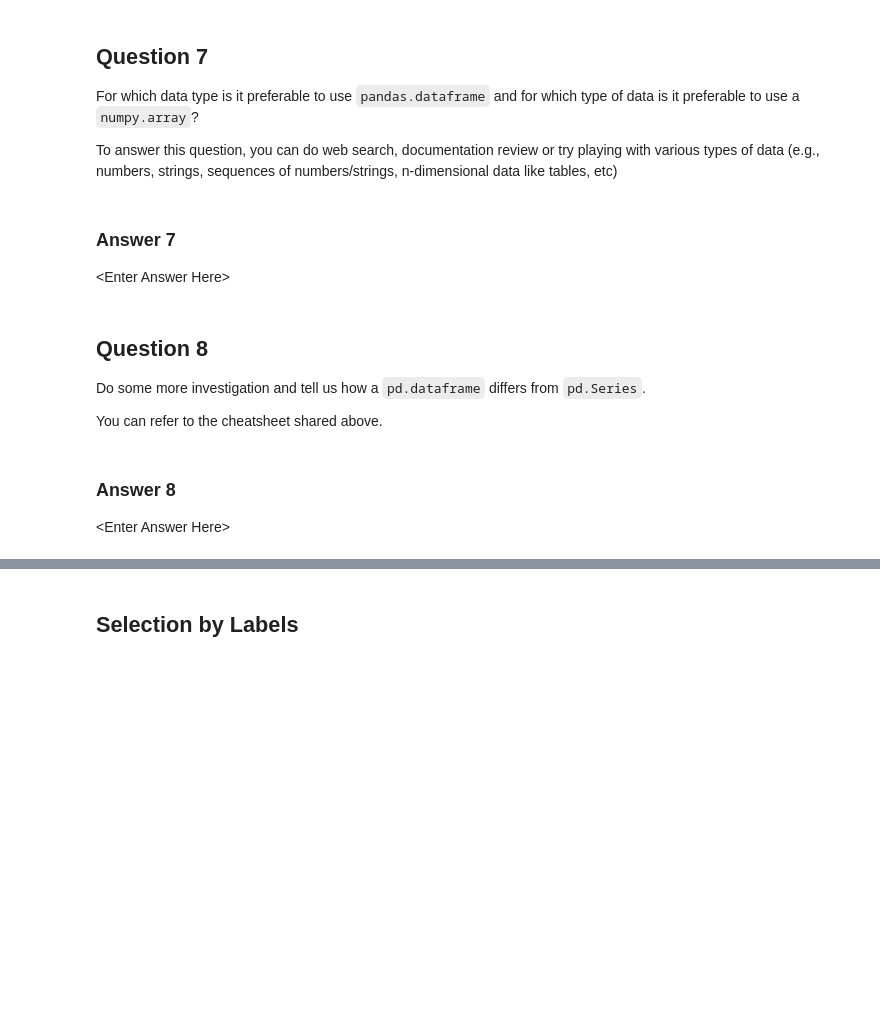
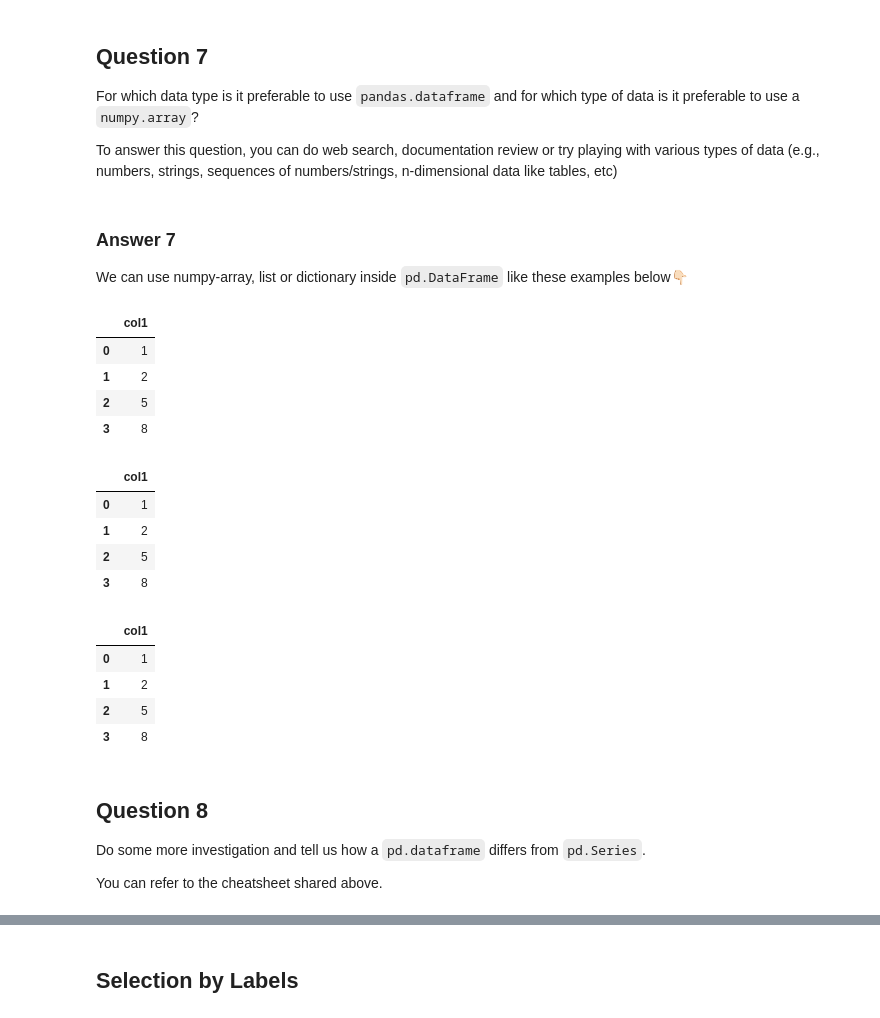
Before and after one commit to HabibaShera/spring_2023_vail-HabibaShera, a Jupyter notebook: Day_00/Getting_Started.ipynb, the cells around one changed output, grey strips where cells are left out. Cells and saved outputs as stored; diff of their text form; code cells hidden in the pictures; blank space fills up the shorter version.

```diff
--- a/Day_00/Getting_Started.ipynb
+++ b/Day_00/Getting_Started.ipynb
@@ -387,17 +505,34 @@ print(df)
 For which data type is it preferable to use `pandas.dataframe` and for which type of data is it preferable to use a `numpy.array`?
 
 To answer this question, you can do web search, documentation review or try playing with various types of data (e.g., numbers, strings, sequences of numbers/strings, n-dimensional data like tables, etc)
-# %% [markdown]
-### Answer 7
-
-\<Enter Answer Here\>
+# %% [markdown]
+### Answer 7
+We can use numpy-array, list or dictionary inside `pd.DataFrame` like these examples below👇🏻
+# %%
+display(pd.DataFrame(data=np.array([1,2,5,8]), columns=['col1']))
+display(pd.DataFrame(data=[1,2,5,8], columns=['col1']))
+display(pd.DataFrame({
+    'col1': [1,2,5,8]
+    }))
+# %% [output]
+|  | col1 |
+| 0 | 1 |
+| 1 | 2 |
+| 2 | 5 |
+| 3 | 8 |
+|  | col1 |
+| 0 | 1 |
+| 1 | 2 |
+| 2 | 5 |
+| 3 | 8 |
+|  | col1 |
+| 0 | 1 |
+| 1 | 2 |
+| 2 | 5 |
+| 3 | 8 |
 # %% [markdown]
 ## Question 8
 
 Do some more investigation and tell us how a `pd.dataframe` differs from `pd.Series`.
 
 You can refer to the cheatsheet shared above.
-# %% [markdown]
-### Answer 8
-
-\<Enter Answer Here\>
```
Also changed, not shown: parts of 27 cells of this notebook.
